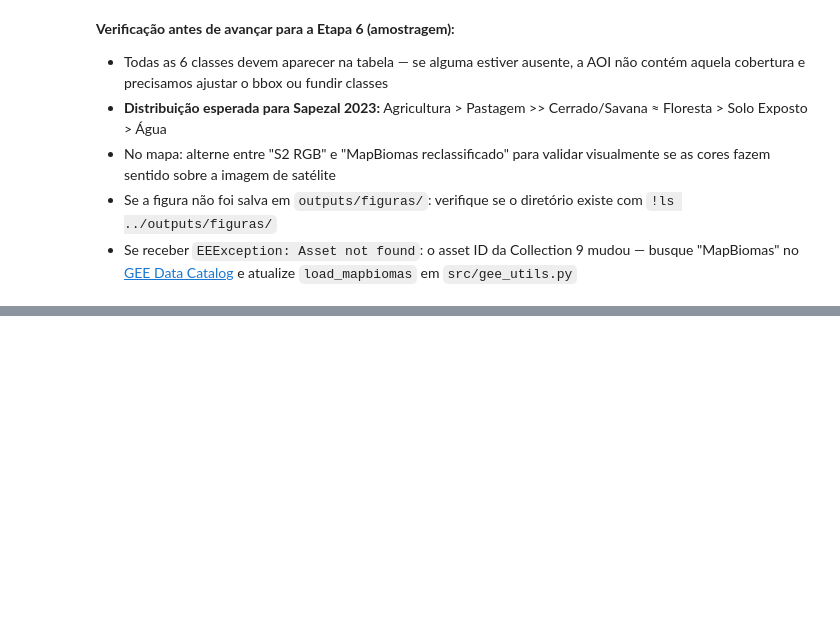
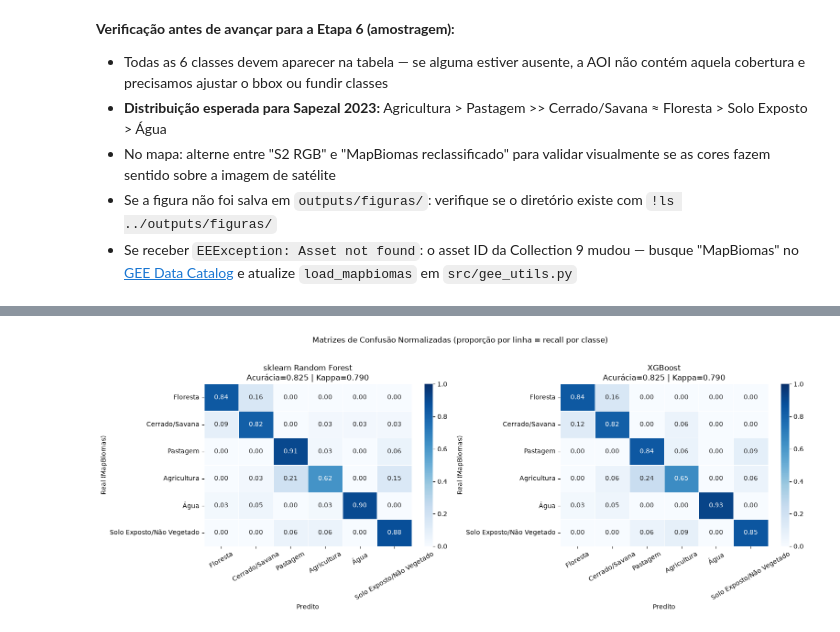
Before and after one commit to ferdamarc/LULC_project, a Jupyter notebook: notebooks/01_pipeline_classificacao.ipynb, the cells around one changed output, grey strips where cells are left out. Drawn from its saved outputs; the diff is of its cells as text; code cells hidden in the pictures; blank space fills up the shorter version.

```diff
--- a/notebooks/01_pipeline_classificacao.ipynb
+++ b/notebooks/01_pipeline_classificacao.ipynb
@@ -309,0 +544,20 @@ plt.show()
+# %%
+import joblib
+from evaluation import compute_metrics, plot_confusion_matrix, compare_models
+
+# Carrega modelos dos arquivos — funciona mesmo se o kernel foi reiniciado
+rf_model = joblib.load('../outputs/metricas/rf_model.pkl')
+
+xgb_model = xgb.XGBClassifier()
+xgb_model.load_model('../outputs/metricas/xgb_model.json')
+
+# Re-carrega dados de teste dos CSVs (caso kernel reiniciado)
+df_test  = pd.read_csv('../outputs/metricas/amostras_teste.csv')
+X_test   = df_test[FEATURE_BANDS].values
+y_test   = df_test['lulc'].astype(int).values
+CLASS_NAMES = [info['name'] for info in LULC_CLASSES.values()]
+
+y_pred_rf  = rf_model.predict(X_test)
+y_pred_xgb = xgb_model.predict(X_test) + 1   # reverte 0-5 → 1-6
+
+print('Modelos e predições prontos.')
@@ -309,0 +599,34 @@ plt.show()
+# %%
+# Matrizes de confusão — sklearn RF e XGBoost lado a lado
+fig, axes = plt.subplots(1, 2, figsize=(16, 6))
+
+for ax, y_pred, title in zip(
+    axes,
+    [y_pred_rf, y_pred_xgb],
+    ['sklearn Random Forest', 'XGBoost'],
+):
+    from sklearn.metrics import confusion_matrix
+    import numpy as np
+    cm = confusion_matrix(y_test, y_pred)
+    cm_norm = cm.astype(float) / cm.sum(axis=1, keepdims=True)
+    import seaborn as sns
+    sns.heatmap(
+        cm_norm, annot=True, fmt='.2f', cmap='Blues',
+        xticklabels=CLASS_NAMES, yticklabels=CLASS_NAMES,
+        vmin=0, vmax=1, linewidths=0.5, ax=ax,
+    )
+    ax.set_xlabel('Predito')
+    ax.set_ylabel('Real (MapBiomas)')
+    ax.set_title(f'{title}\nAcurácia={metrics_rf["accuracy"]:.3f} | Kappa={metrics_rf["kappa"]:.3f}'
+                 if 'RF' in title
+                 else f'{title}\nAcurácia={metrics_xgb["accuracy"]:.3f} | Kappa={metrics_xgb["kappa"]:.3f}')
+    ax.tick_params(axis='x', rotation=30)
+    ax.tick_params(axis='y', rotation=0)
+
+plt.suptitle('Matrizes de Confusão Normalizadas (proporção por linha = recall por classe)',
+             fontsize=12, y=1.02)
+plt.tight_layout()
+fig.savefig('../outputs/figuras/confusion_matrices.png', dpi=150, bbox_inches='tight')
+plt.show()
+# %% [output]
+[figure, added]
```
Also changed, not shown: parts of 31 cells of this notebook.
